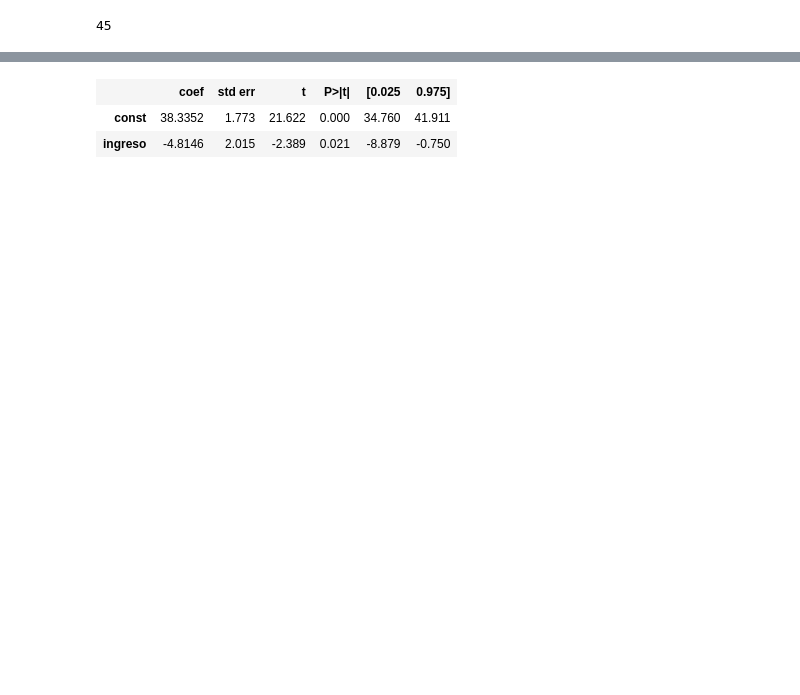
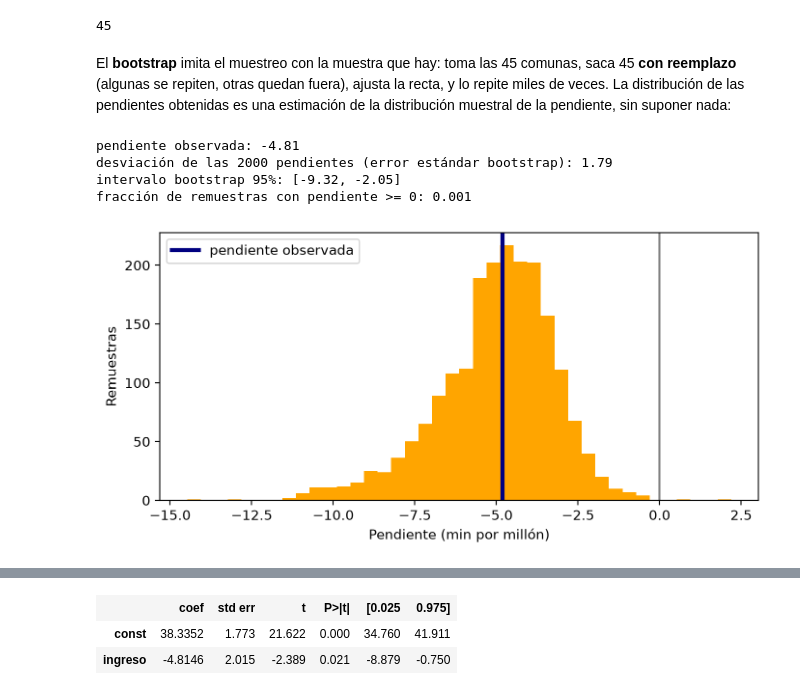
Before and after one commit to daniopitz/diplomado-cdd, a Jupyter notebook: 05_probabilidad_inferencia_colab.ipynb, the cells around one changed output, grey strips where cells are left out. Drawn from its saved outputs; the diff is of its cells as text; code cells hidden in the pictures; blank space fills up the shorter version.

```diff
--- a/05_probabilidad_inferencia_colab.ipynb
+++ b/05_probabilidad_inferencia_colab.ipynb
@@ -280,3 +241,37 @@ por_comuna = por_comuna[por_comuna["n"] >= 200]
 len(por_comuna)
 # %% [output]
 45
+# %% [markdown]
+El **bootstrap** imita el muestreo con la muestra que hay: toma las 45 comunas, saca 45 **con reemplazo** (algunas se repiten, otras quedan fuera), ajusta la recta, y lo repite miles de veces. La distribución de las pendientes obtenidas es una estimación de la distribución muestral de la pendiente, sin suponer nada:
+# %%
+x = por_comuna["ingreso"].values
+y = por_comuna["duracion"].values
+b_observada = np.polyfit(x, y, 1)[0]
+
+pendientes = []
+for _ in range(2000):
+    # rng.integers: 45 índices al azar, con repetición
+    idx = rng.integers(0, len(x), len(x))
+    pendientes.append(np.polyfit(x[idx], y[idx], 1)[0])
+pendientes = np.array(pendientes)
+
+print(f"pendiente observada: {b_observada:.2f}")
+print(f"desviación de las 2000 pendientes (error estándar bootstrap): {pendientes.std():.2f}")
+inferior, superior = np.percentile(pendientes, [2.5, 97.5])
+print(f"intervalo bootstrap 95%: [{inferior:.2f}, {superior:.2f}]")
+print(f"fracción de remuestras con pendiente >= 0: {np.mean(pendientes >= 0):.3f}")
+# %% [output]
+pendiente observada: -4.81
+desviación de las 2000 pendientes (error estándar bootstrap): 1.79
+intervalo bootstrap 95%: [-9.32, -2.05]
+fracción de remuestras con pendiente >= 0: 0.001
+# %%
+fig, ax = plt.subplots(figsize=(8, 3.6))
+ax.hist(pendientes, bins=40, color="orange")
+ax.axvline(b_observada, color="navy", lw=3, label="pendiente observada")
+ax.axvline(0, color="gray", lw=1.5)
+ax.set(xlabel="Pendiente (min por millón)", ylabel="Remuestras")
+ax.legend()
+plt.show()
+# %% [output]
+[figure, added]
```
Also changed, not shown: parts of 39 cells of this notebook, 4 other files.
